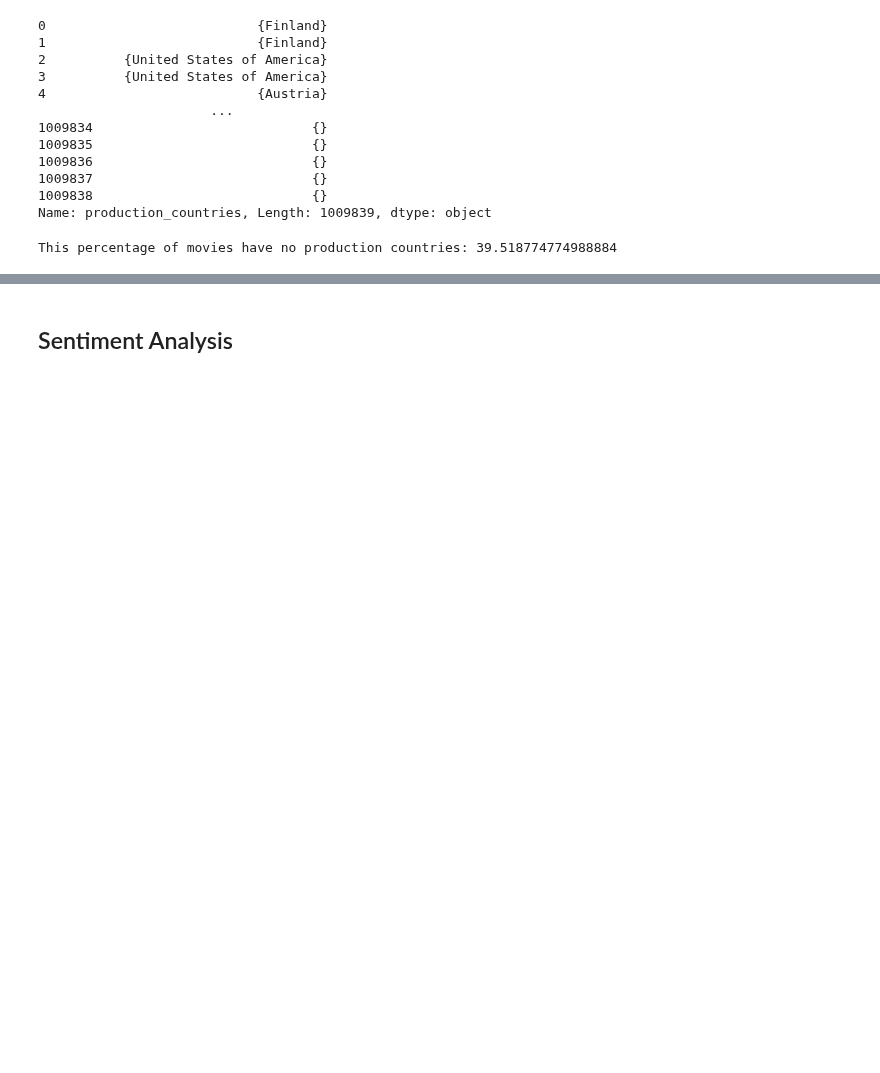
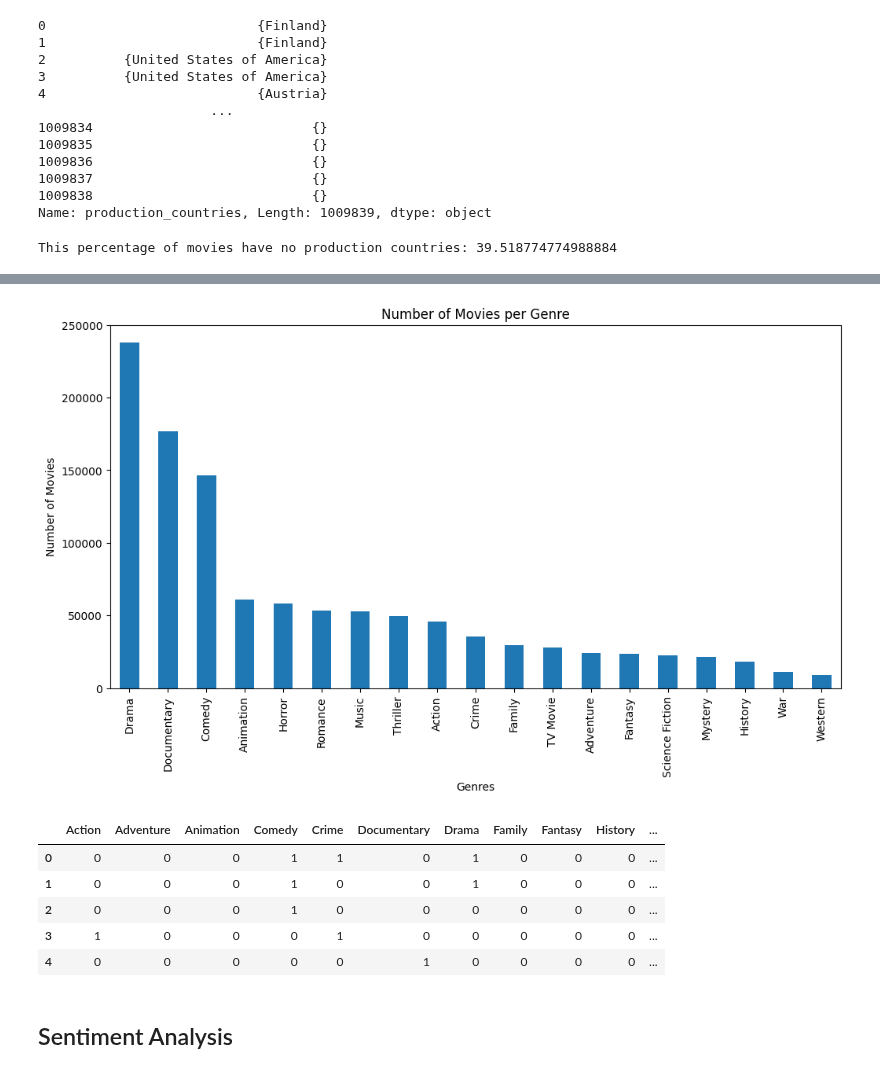
Before and after one commit to paulagambus/ctds_project, a Jupyter notebook: project.ipynb, the cells around one changed output, grey strips where cells are left out. Saved outputs shown, nothing was run; the diff lists cells and outputs as text; code cells hidden in the pictures; blank space fills up the shorter version.

Commit message:
one hot encode gernes

```diff
--- a/project.ipynb
+++ b/project.ipynb
@@ -360,3 +284,12 @@ nulls = main_genres['production_countries'].apply(lambda x: len(x) == 0).sum()
 print("This percentage of movies have no production countries:", nulls/len(main_genres)*100)
 # %% [output]
 This percentage of movies have no production countries: 39.518774774988884
+# %%
+# Perform one-hot encoding for the genres
+genres_dummies = main_genres['genres'].str.join('|').str.get_dummies()
+
+# Concatenate the one-hot encoded genres with the main_genres dataframe
+main_genres = pd.concat([main_genres, genres_dummies], axis=1)
+
+# Display the updated dataframe
+main_genres.head()
@@ -363,3 +304,19 @@ This percentage of movies have no production countries: 39.518774774988884
+# %%
+
+genres_dummies.sum().sort_values(ascending=False).plot(kind='bar', figsize=(12, 6))
+plt.xlabel('Genres')
+plt.ylabel('Number of Movies')
+plt.title('Number of Movies per Genre')
+plt.show()
+genres_dummies.head()
+# %% [output]
+[figure, added]
+|  | Action | Adventure | Animation | Comedy | Crime | Documentary | Drama | Family | Fantasy | History | ... |
+| 0 | 0 | 0 | 0 | 1 | 1 | 0 | 1 | 0 | 0 | 0 | ... |
+| 1 | 0 | 0 | 0 | 1 | 0 | 0 | 1 | 0 | 0 | 0 | ... |
+| 2 | 0 | 0 | 0 | 1 | 0 | 0 | 0 | 0 | 0 | 0 | ... |
+| 3 | 1 | 0 | 0 | 0 | 1 | 0 | 0 | 0 | 0 | 0 | ... |
+| 4 | 0 | 0 | 0 | 0 | 0 | 1 | 0 | 0 | 0 | 0 | ... |
 # %% [markdown]
 ## Sentiment Analysis
 # %% [markdown]
```
Also changed, not shown: parts of 13 cells of this notebook.
